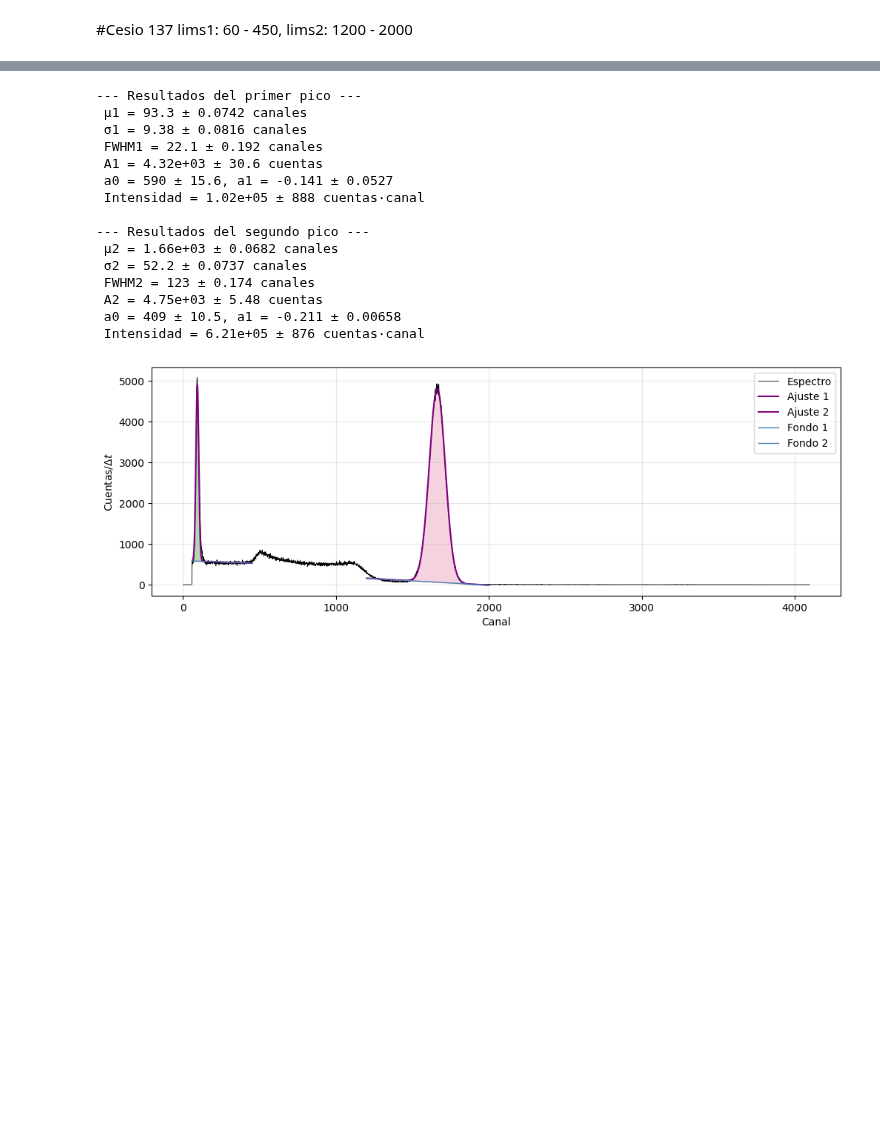
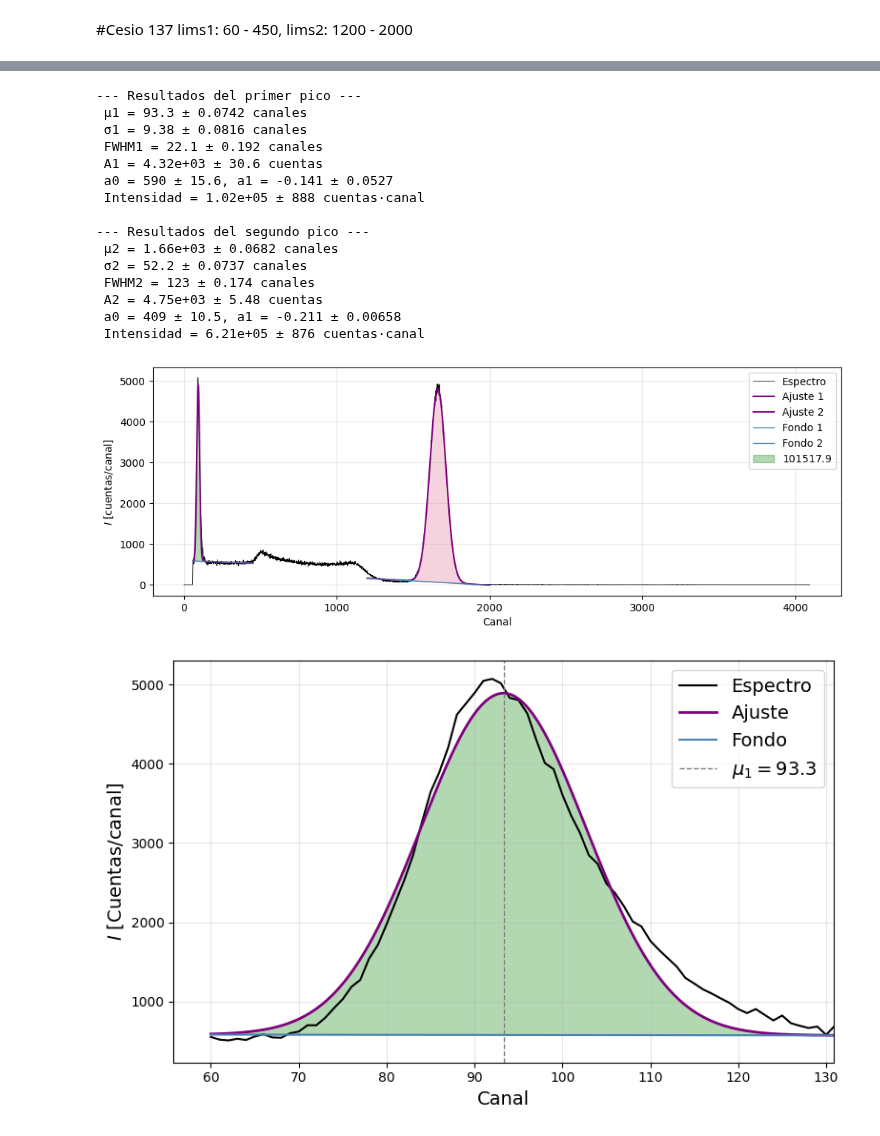
Before and after one commit to asarria48/Nuclear-physics, a Jupyter notebook: Informe1.ipynb, the cells around one changed output, grey strips where cells are left out. Saved outputs shown, nothing was run; the diff lists cells and outputs as text; code cells hidden in the pictures; blank space fills up the shorter version.

```diff
--- a/Informe1.ipynb
+++ b/Informe1.ipynb
@@ -212,7 +240,7 @@ from scipy.optimize import curve_fit
 def gauss_bg(x, mu, sigma, A, a0, a1):                                               # una gaussiana con fondo lineal mx + b
     return A * np.exp(-0.5 * ((x - mu) / sigma) ** 2) + a0 + a1 * x
 
-#
+
 archivo = "Cs137_5minNaI.csv"                    # archivo con los datos
 data = pd.read_csv(archivo)
 x = data.iloc[:, 0].values                       # canal
@@ -222,7 +250,7 @@ y = data.iloc[:, 1].values                       # cuentas
 plt.figure(figsize=(14,3))
 plt.plot(x, y, lw=0.8, color='black')
 plt.xlabel("Canal")
-plt.ylabel("Cuentas/$5$ min")                                                         # acomodar el \Delta t de acuerdo al núcleo
+plt.ylabel("Cuentas/$\Delta t$")                                                         # acomodar el \Delta t de acuerdo al núcleo
 plt.grid(True)
 plt.show()
 
@@ -319,33 +347,71 @@ bg1 = a0_1 + a1_1 * xf1
 bg2 = a0_2 + a1_2 * xf2
 
 plt.figure(figsize=(12, 4))
 plt.plot(x, y, color='black', lw=0.6, label='Espectro')
 plt.plot(xf1, fit1, color='purple', lw=1.5, label="Ajuste 1")
 plt.plot(xf2, fit2, color='purple', lw=1.5, label="Ajuste 2")
 plt.plot(xf1, bg1, color='steelblue', lw=1, label='Fondo 1')
 plt.plot(xf2, bg2,color='steelblue', lw=1, label='Fondo 2')
-plt.fill_between(xf1, bg1, fit1, where=(fit1 > bg1), color='green', alpha=0.3)
+plt.fill_between(xf1, bg1, fit1, where=(fit1 > bg1), color='green', alpha=0.3, label=fr'${I1:.1f}$')
 plt.fill_between(xf2, bg2, fit2, where=(fit2 > bg2), color='palevioletred', alpha=0.3)
 plt.xlabel("Canal")
-plt.ylabel("Cuentas/$\Delta t$")
+plt.ylabel("$I$ [cuentas/canal]")
 plt.legend()
 plt.grid(alpha=0.3)
 plt.show()
+
+
+# para ver de cerca el primer pico
+plt.figure(figsize=(8,5))
+plt.plot(x_region1, y_region1, color='black', markersize=3, label='Espectro')
+plt.plot(xf1, fit1, color='purple', lw=2, label='Ajuste')
+plt.plot(xf1, bg1, color='steelblue', lw=1.5, label='Fondo')
+plt.fill_between(xf1, bg1, fit1, where=(fit1>bg1), color='green', alpha=0.3)
+
+# Indico el centro del pico ajustado
+plt.axvline(mu1, color='gray', ls='--', lw=1, label=fr'$\mu_1 = {mu1:.1f}$')
+
+plt.xlim(mu1 - 4*sigma1, mu1 + 4*sigma1)   # zoom alrededor del pico (~4 sigmas)
+plt.xlabel("Canal", fontsize=14)
+plt.ylabel("$I$ [Cuentas/canal]", fontsize=14)
+plt.legend(fontsize=14)
+plt.grid(alpha=0.3)
+plt.tight_layout()
+plt.show()
+
+# para ver de cerca el segundo pico
+plt.figure(figsize=(8,5))
+plt.plot(x_region2, y_region2, color='black', markersize=3, label='Espectro')
+plt.plot(xf2, fit2, color='purple', lw=2, label='Ajuste')
+plt.plot(xf2, bg2, color='steelblue', lw=1.5, label='Fondo')
+plt.fill_between(xf2, bg2, fit2, where=(fit2>bg2), color='green', alpha=0.3)
+
+# Indico el centro del pico ajustado
+plt.axvline(mu2, color='gray', ls='--', lw=1, label=fr'$\mu_2 = {mu2:.1f}$')
+
+plt.xlim(mu2 - 4*sigma2, mu2 + 4*sigma2)   # zoom alrededor del pico (~4 sigmas)
+plt.xlabel("Canal", fontsize=14)
+plt.ylabel("$I$ [Cuentas/canal]", fontsize=14)
+plt.legend(fontsize=14)
+plt.grid(alpha=0.3)
+plt.tight_layout()
+plt.show()
 # %% [output]
 [figure]
 --- Resultados del primer pico ---
  μ1 = 93.3 ± 0.0742 canales
  σ1 = 9.38 ± 0.0816 canales
  FWHM1 = 22.1 ± 0.192 canales
  A1 = 4.32e+03 ± 30.6 cuentas
  a0 = 590 ± 15.6, a1 = -0.141 ± 0.0527
  Intensidad = 1.02e+05 ± 888 cuentas·canal
 
 --- Resultados del segundo pico ---
  μ2 = 1.66e+03 ± 0.0682 canales
  σ2 = 52.2 ± 0.0737 canales
  FWHM2 = 123 ± 0.174 canales
  A2 = 4.75e+03 ± 5.48 cuentas
  a0 = 409 ± 10.5, a1 = -0.211 ± 0.00658
  Intensidad = 6.21e+05 ± 876 cuentas·canal
-[figure, old version]
+[figure, new version]
+[figure, added]
```
Also changed, not shown: parts of 8 cells of this notebook.
